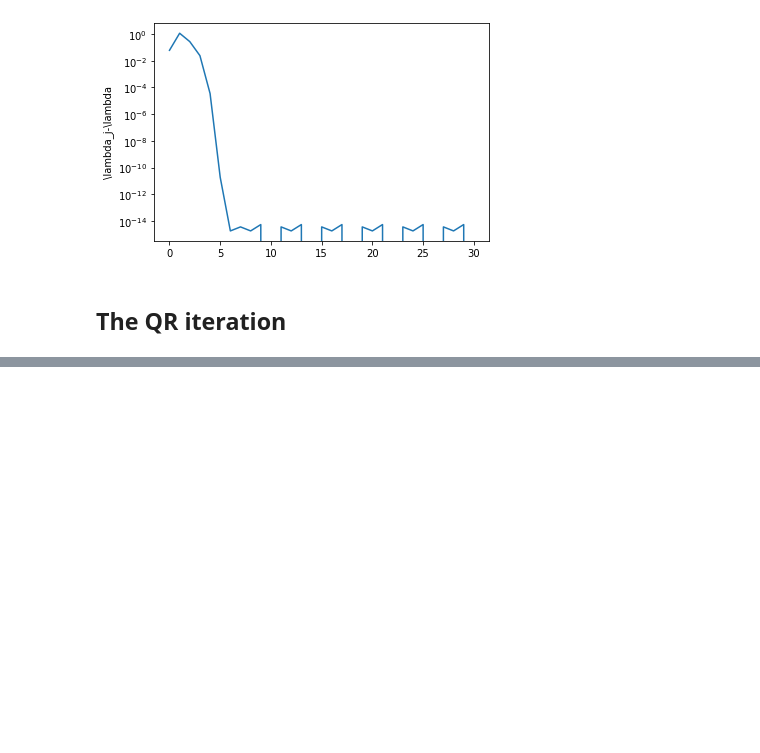
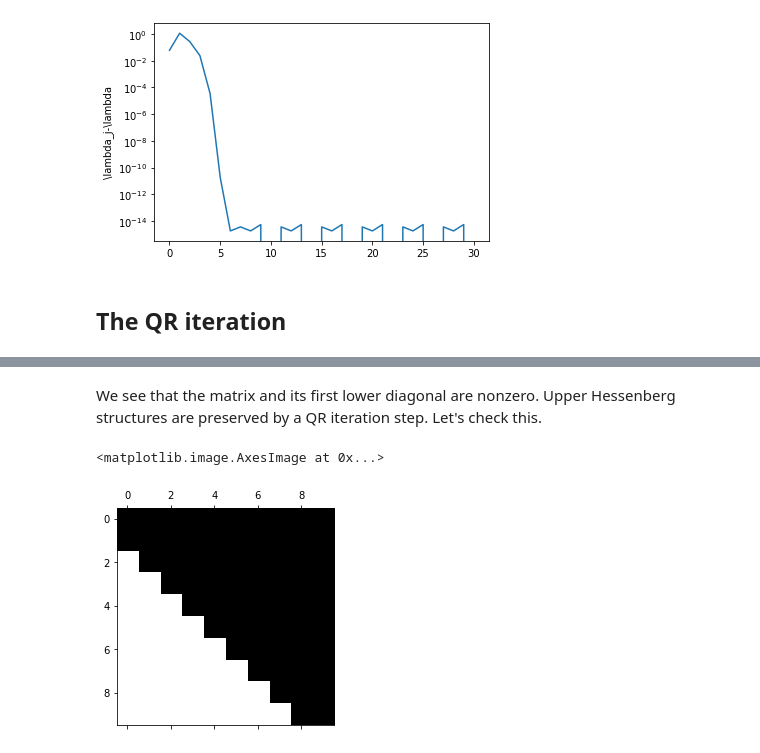
Before and after one commit to tbetcke/math0058_lecture_notes, a Jupyter notebook: _sources/computing_eigenvalues.ipynb, the cells around one changed output, grey strips where cells are left out. Cells and saved outputs as stored; diff of their text form; code cells hidden in the pictures; blank space fills up the shorter version.

```diff
--- a/_sources/computing_eigenvalues_part_1.ipynb
+++ b/_sources/computing_eigenvalues.ipynb
@@ -360,0 +389,9 @@ All three problems can be overcome.
+# %% [markdown]
+We see that the matrix and its first lower diagonal are nonzero. Upper Hessenberg structures are preserved by a QR iteration step. Let's check this.
+# %%
+Q, R = qr(H)
+H2 = R @ Q
+plt.spy(H2)
+# %% [output]
+<matplotlib.image.AxesImage at 0x...>
+[figure, added]
```
Also changed, not shown: parts of 17 cells of this notebook, 41 other files.
